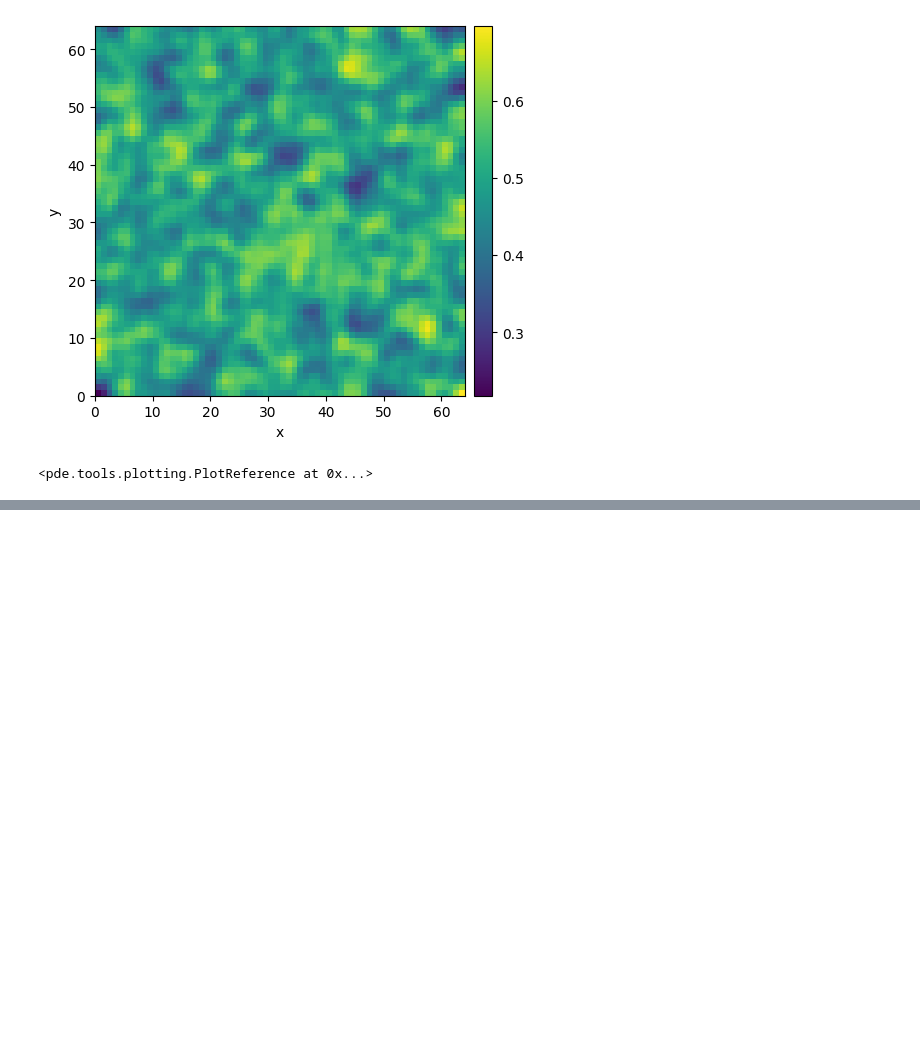
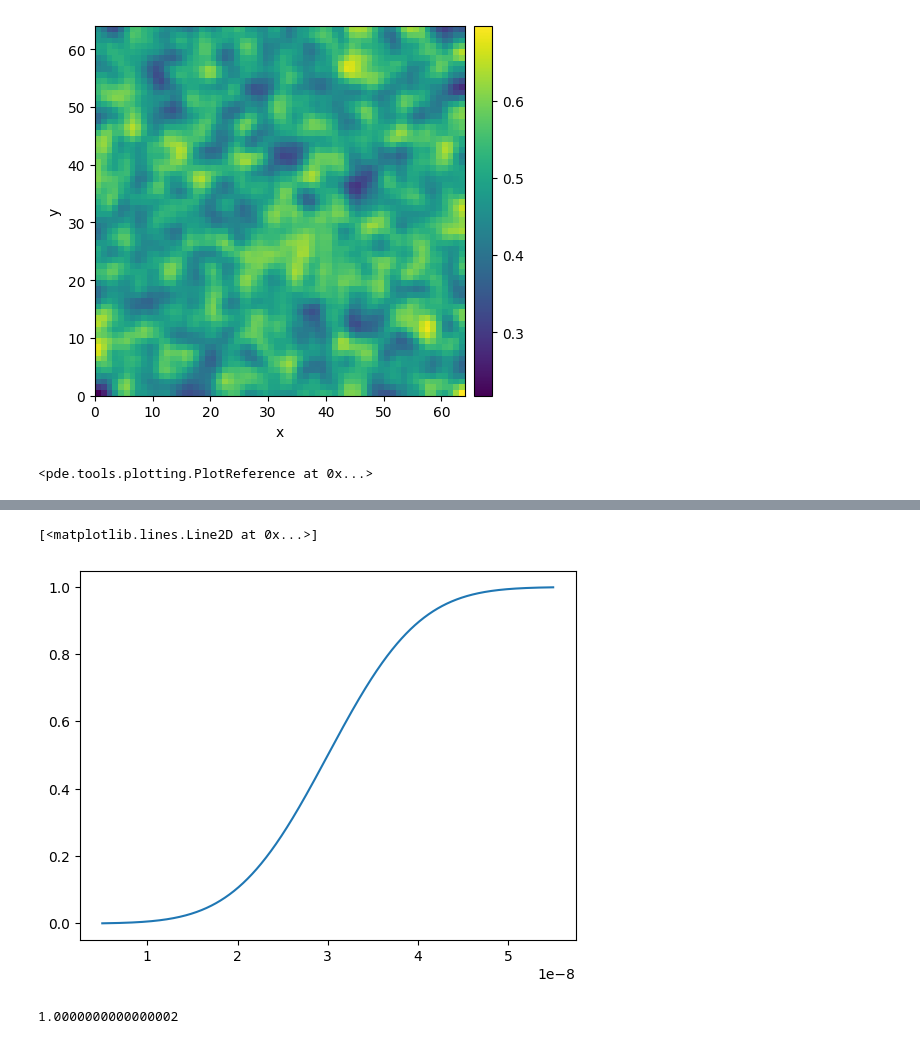
Before and after one commit to Nik0k01/Krystalizaccja-Caco3, a Jupyter notebook: krystalizacja.ipynb, the cells around one changed output, grey strips where cells are left out. Saved outputs shown, nothing was run; the diff lists cells and outputs as text; code cells hidden in the pictures; blank space fills up the shorter version.

```diff
--- a/krystalizacja.ipynb
+++ b/krystalizacja.ipynb
@@ -33,0 +68,11 @@ result.plot()
+# %%
+z = integrate.cumulative_trapezoid(y, x, initial=0)
+plt.figure()
+plt.plot(x, z)
+# %% [output]
+[<matplotlib.lines.Line2D at 0x...>]
+[figure, added]
+# %%
+integrate.simpson(y, x)
+# %% [output]
+1.0000000000000002
```
Also changed, not shown: parts of 7 cells of this notebook, 2 other files.
